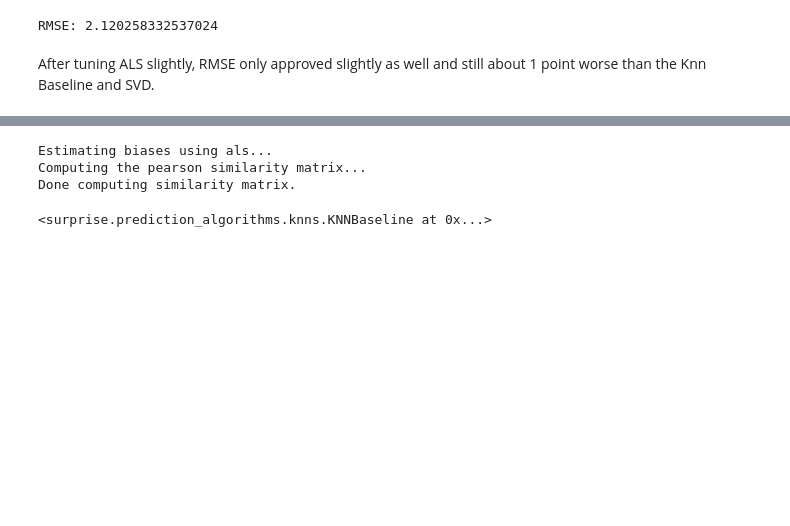
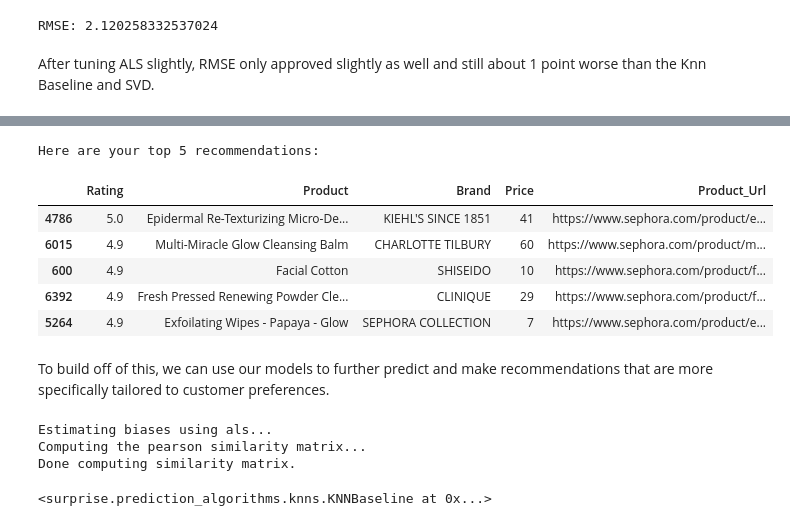
Before and after one commit to toscatle/skincare_recommender, a Jupyter notebook: skincare_recommender_notebook.ipynb, the cells around one changed output, grey strips where cells are left out. Saved outputs shown, nothing was run; the diff lists cells and outputs as text; code cells hidden in the pictures; blank space fills up the shorter version.

```diff
--- a/skincare_recommender_notebook.ipynb
+++ b/skincare_recommender_notebook.ipynb
@@ -74,5 +82,5 @@ I'm dropping Username, Eye_Color and Hair_Color columns because I don't believe
 # %%
-df = df.drop(columns=['Username', 'Eye_Color', 'Hair_Color'])
+df = df.drop(columns=['Eye_Color', 'Hair_Color'])
 # %% [markdown]
 The dataset looks fairly clean already, all the labels are relevant to face skincare products with no missing values. I'm going to explore further if there are any repeats and what the distribution of the features are.
 # %%
@@ -450 +464,22 @@ Collaborative Filtering - SVD
+# %%
+def rec_by_user_needs(skin_type, cat_type, percentile=0.9):
+    ddf = df[(df['Skin_Type']==skin_type) & (df['Category'] ==cat_type)]
+
+    recs = ddf[['Rating', 'Product', 'Brand', 'Price', 'Product_Url']]
+    recs = recs.sort_values('Rating', ascending=False).drop_duplicates().head()
+
+    print('Here are your top 5 recommendations:')
+    return recs
+# %%
+rec_by_user_needs('Dry', 'Cleanser')
+# %% [output]
+Here are your top 5 recommendations:
+|  | Rating | Product | Brand | Price | Product_Url |
+| 4786 | 5.0 | Epidermal Re-Texturizing Micro-De... | KIEHL'S SINCE 1851 | 41 | https://www.sephora.com/product/e... |
+| 6015 | 4.9 | Multi-Miracle Glow Cleansing Balm | CHARLOTTE TILBURY | 60 | https://www.sephora.com/product/m... |
+| 600 | 4.9 | Facial Cotton | SHISEIDO | 10 | https://www.sephora.com/product/f... |
+| 6392 | 4.9 | Fresh Pressed Renewing Powder Cle... | CLINIQUE | 29 | https://www.sephora.com/product/f... |
+| 5264 | 4.9 | Exfoilating Wipes - Papaya - Glow | SEPHORA COLLECTION | 7 | https://www.sephora.com/product/e... |
+# %% [markdown]
+To build off of this, we can use our models to further predict and make recommendations that are more specifically tailored to customer preferences.
 # %%
```
Also changed, not shown: parts of 19 cells of this notebook.
